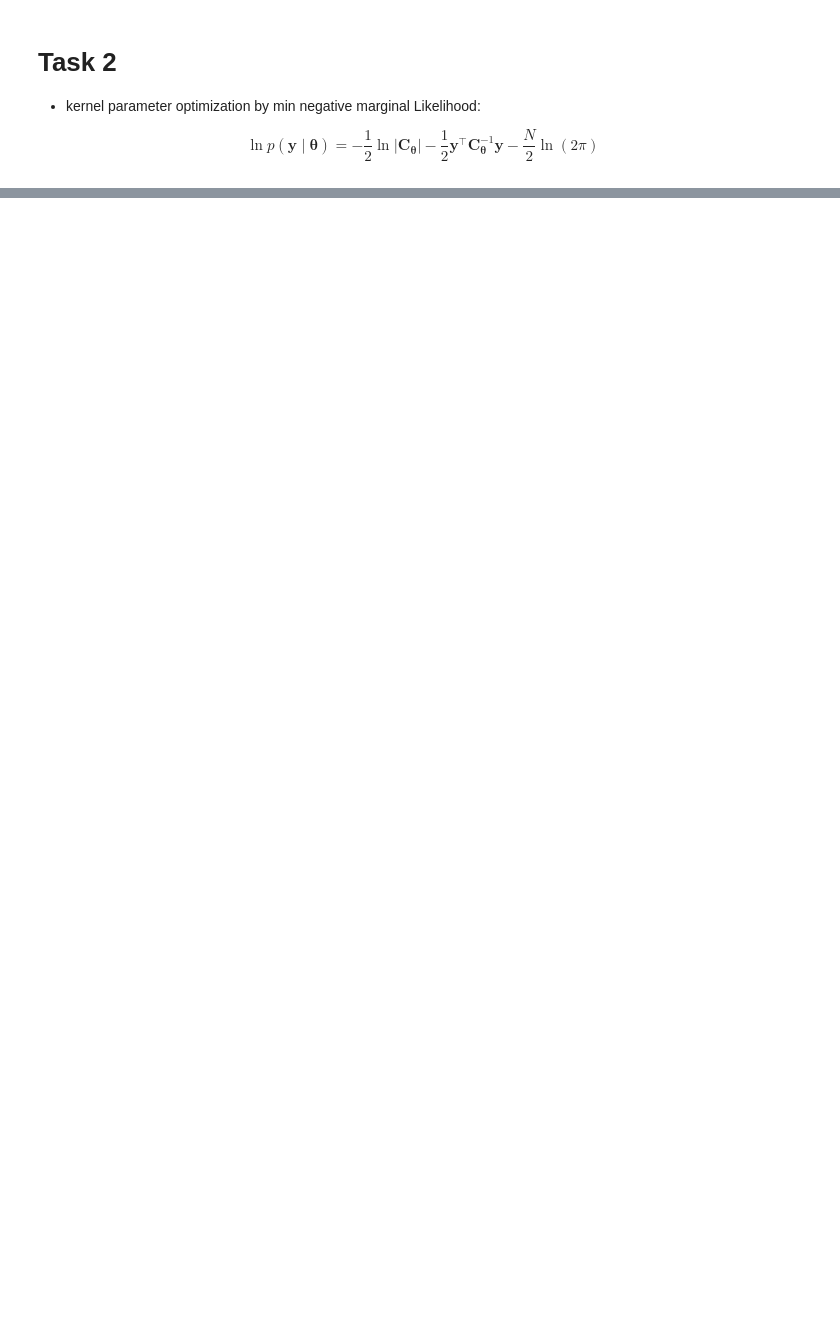
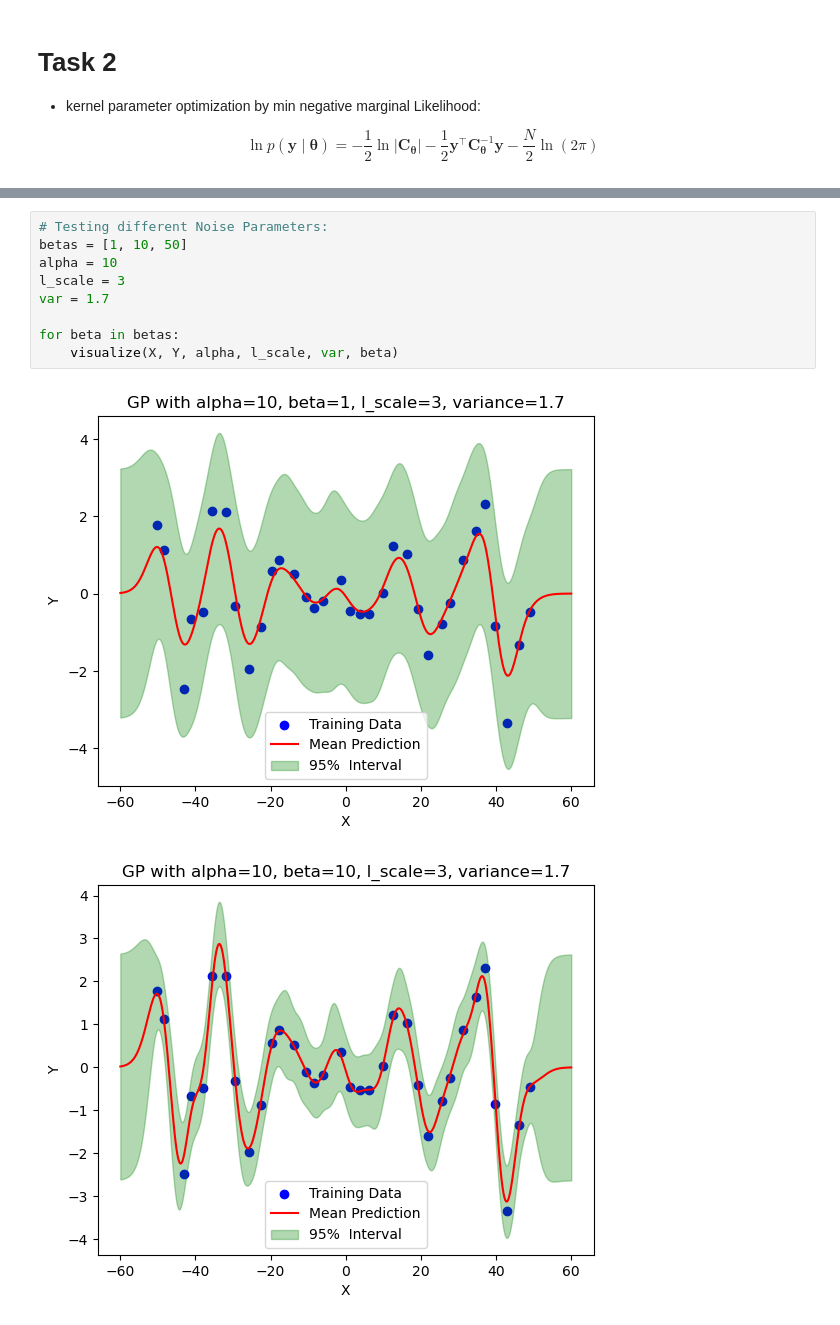
Before and after one commit to Jalalbaim/SVM-Gaussian-Process-, a Jupyter notebook: Gaussian Process.ipynb, the cells around one changed output, grey strips where cells are left out. Drawn from its saved outputs; the diff is of its cells as text; blank space fills up the shorter version.

```diff
--- a/Gaussian Process.ipynb
+++ b/Gaussian Process.ipynb
@@ -174,0 +198,12 @@ Optimal Variance: 1.7282177276264974
+# %%
+# Testing different Noise Parameters:
+betas = [1, 10, 50]
+alpha = 10
+l_scale = 3
+var = 1.7
+
+for beta in betas:
+    visualize(X, Y, alpha, l_scale, var, beta)
+# %% [output]
+[figure, added]
+[figure, added]
```
Also changed, not shown: parts of 6 cells of this notebook.
